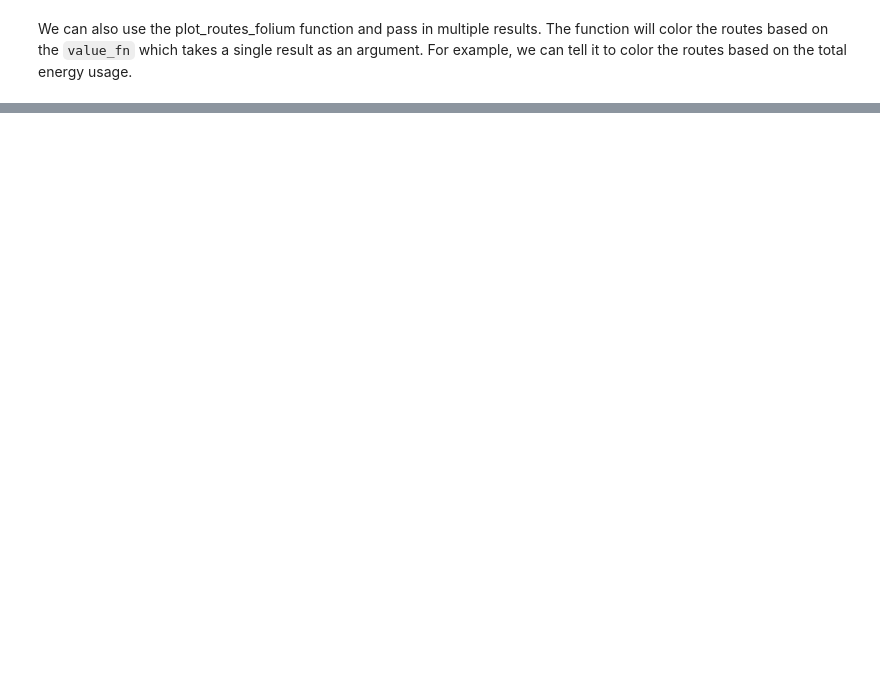
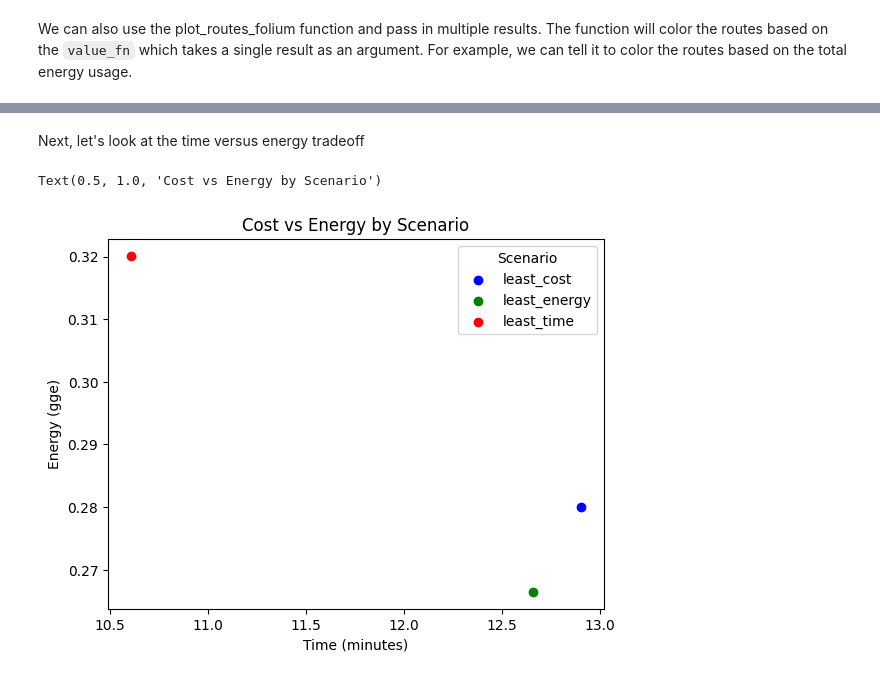
Before and after one commit to NREL/routee-compass, a Jupyter notebook: docs/notebooks/open_street_maps_example.ipynb, the cells around one changed output, grey strips where cells are left out. Cells and saved outputs as stored; diff of their text form; code cells hidden in the pictures; blank space fills up the shorter version.

```diff
--- a/docs/notebooks/open_street_maps_example.ipynb
+++ b/docs/notebooks/open_street_maps_example.ipynb
@@ -248,0 +361,15 @@ m
+# %% [markdown]
+Next, let's look at the time versus energy tradeoff
+# %%
+fig, ax = plt.subplots()
+
+for scenario, group in df.groupby('scenario'):
+    ax.scatter(group['time_minutes'], group['energy_gge'], color=colors[scenario], label=scenario)
+
+ax.set_xlabel('Time (minutes)')
+ax.set_ylabel('Energy (gge)')
+ax.legend(title='Scenario')
+plt.title('Cost vs Energy by Scenario')
+# %% [output]
+Text(0.5, 1.0, 'Cost vs Energy by Scenario')
+[figure, added]
```
Also changed, not shown: parts of 28 cells of this notebook, 5 other files.
